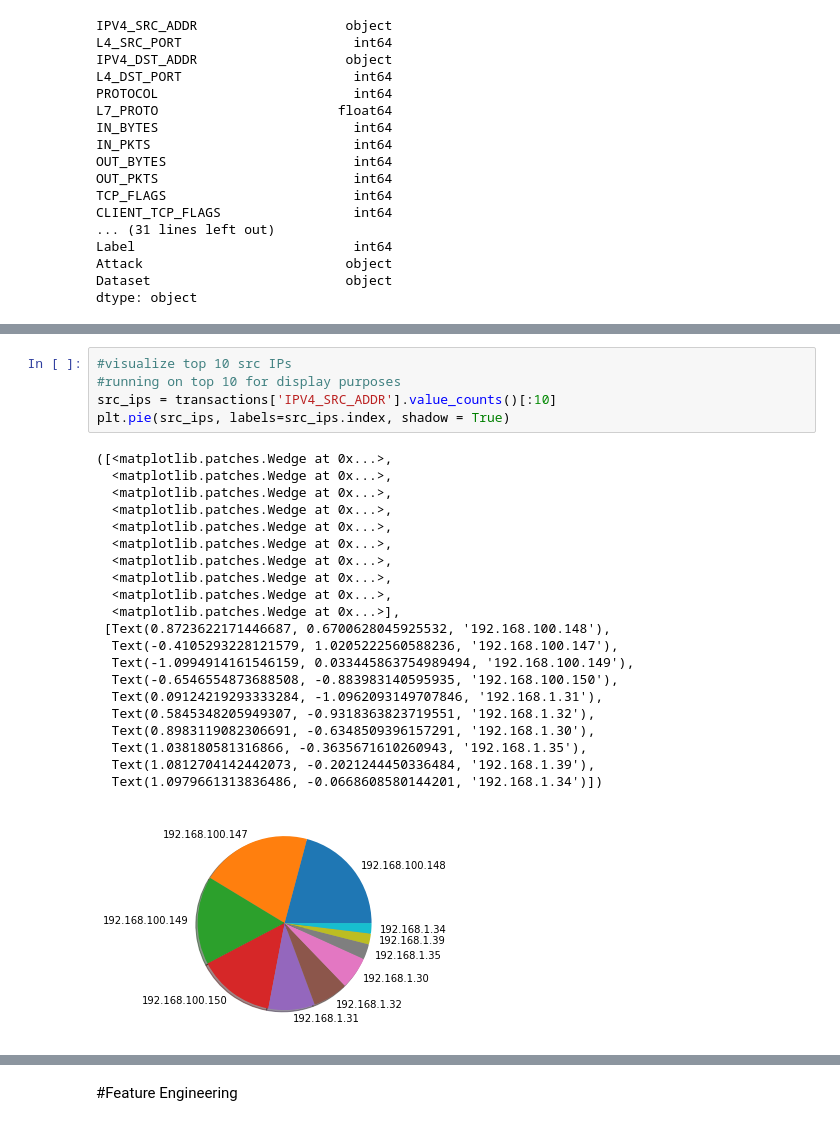
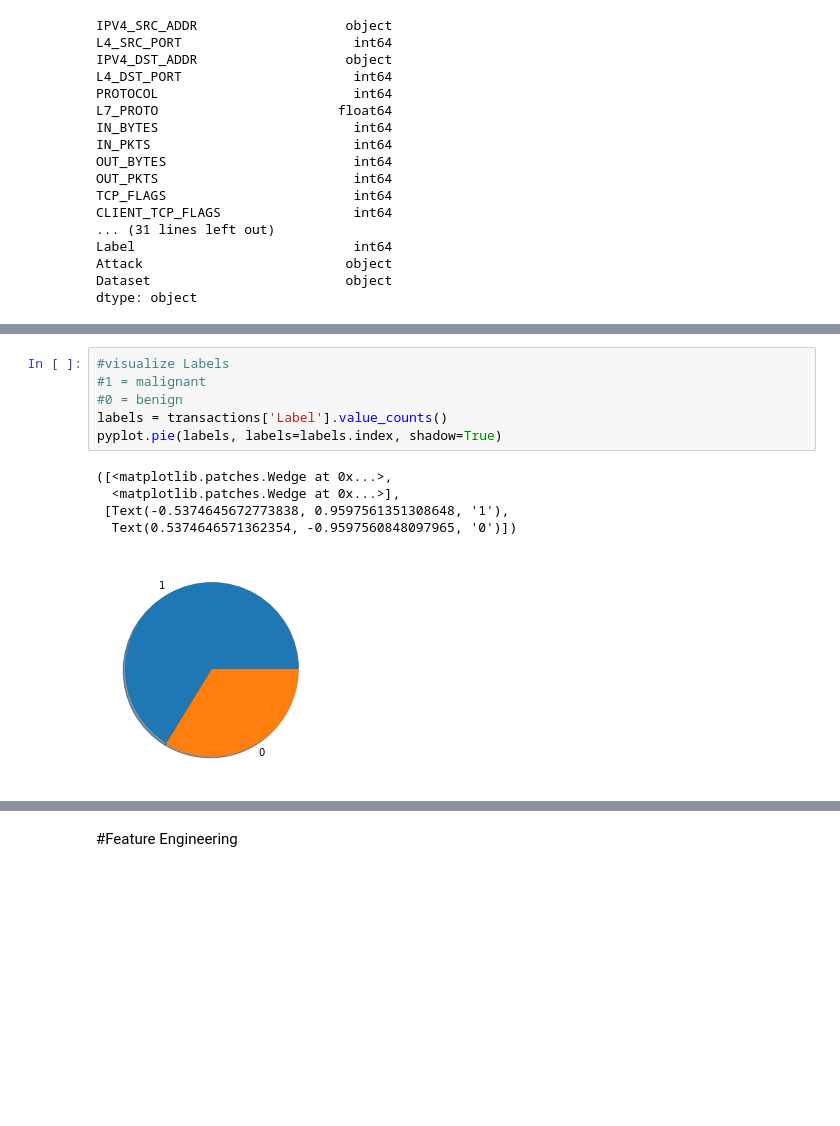
Before and after one commit to vanderbilt-ml/51-boyce-mlproj-NIDS, a Jupyter notebook: NIDS.ipynb, the cells around one changed output, grey strips where cells are left out. Saved outputs shown, nothing was run; the diff lists cells and outputs as text; blank space fills up the shorter version.

```diff
--- a/NIDS.ipynb
+++ b/NIDS.ipynb
@@ -127,30 +108,15 @@ Name: L7_PROTO, dtype: int64
-# %%
-#visualize top 10 src IPs
-#running on top 10 for display purposes
-src_ips = transactions['IPV4_SRC_ADDR'].value_counts()[:10]
-plt.pie(src_ips, labels=src_ips.index, shadow = True)
-# %% [output]
-([<matplotlib.patches.Wedge at 0x...>,
-  <matplotlib.patches.Wedge at 0x...>,
-  <matplotlib.patches.Wedge at 0x...>,
-  <matplotlib.patches.Wedge at 0x...>,
-  <matplotlib.patches.Wedge at 0x...>,
-  <matplotlib.patches.Wedge at 0x...>,
-  <matplotlib.patches.Wedge at 0x...>,
-  <matplotlib.patches.Wedge at 0x...>,
-  <matplotlib.patches.Wedge at 0x...>,
-  <matplotlib.patches.Wedge at 0x...>],
- [Text(0.8723622171446687, 0.6700628045925532, '192.168.100.148'),
-  Text(-0.4105293228121579, 1.0205222560588236, '192.168.100.147'),
-  Text(-1.0994914161546159, 0.033445863754989494, '192.168.100.149'),
-  Text(-0.6546554873688508, -0.883983140595935, '192.168.100.150'),
-  Text(0.09124219293333284, -1.0962093149707846, '192.168.1.31'),
-  Text(0.5845348205949307, -0.9318363823719551, '192.168.1.32'),
-  Text(0.8983119082306691, -0.6348509396157291, '192.168.1.30'),
-  Text(1.038180581316866, -0.3635671610260943, '192.168.1.35'),
-  Text(1.0812704142442073, -0.2021244450336484, '192.168.1.39'),
-  Text(1.0979661313836486, -0.0668608580144201, '192.168.1.34')])
-[figure, removed]
+# %%
+#visualize Labels
+#1 = malignant
+#0 = benign
+labels = transactions['Label'].value_counts()
+pyplot.pie(labels, labels=labels.index, shadow=True)
+# %% [output]
+([<matplotlib.patches.Wedge at 0x...>,
+  <matplotlib.patches.Wedge at 0x...>],
+ [Text(-0.5374645672773838, 0.9597561351308648, '1'),
+  Text(0.5374646571362354, -0.9597560848097965, '0')])
+[figure, added]
 # %%
 #visualize PROTOCOL and TCP FLAGS
 proto = transactions['PROTOCOL'].value_counts()
```
Also changed, not shown: parts of 10 cells of this notebook.
